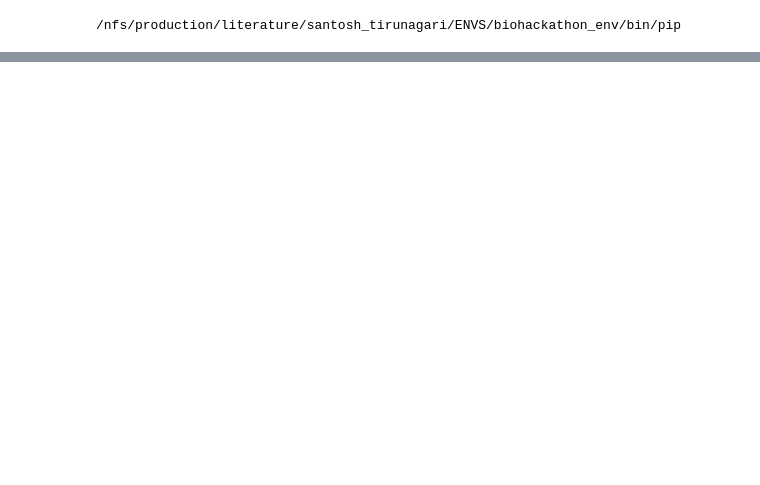
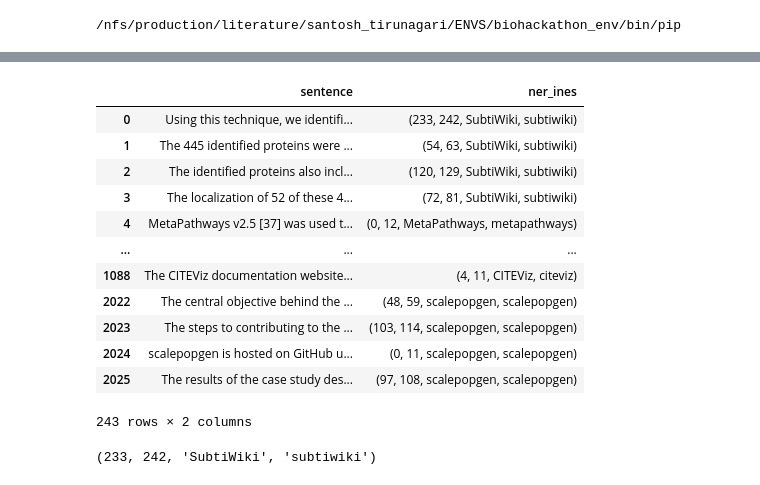
Before and after one commit to bio-tools/biohackathon2024, a Jupyter notebook: ml_training/01_data_preprocessing.ipynb, the cells around one changed output, grey strips where cells are left out. Drawn from its saved outputs; the diff is of its cells as text; code cells hidden in the pictures; blank space fills up the shorter version.

```diff
--- a/ml_training/01_data_preprocessing.ipynb
+++ b/ml_training/01_data_preprocessing.ipynb
@@ -40,0 +87,29 @@ true_checked_df
+# %%
+true_checked_df = true_checked_df[['Sentence','NER_Tags']]
+
+transformed_df = true_checked_df.rename(columns={
+    'Sentence': 'sentence',
+    'NER_Tags': 'ner_ines'
+})
+
+transformed_df['ner_ines'] = transformed_df['ner_ines'].apply(lambda x: ast.literal_eval(x) if isinstance(x, str) else x)
+
+transformed_df
+# %% [output]
+|  | sentence | ner_ines |
+| 0 | Using this technique, we identifi... | (233, 242, SubtiWiki, subtiwiki) |
+| 1 | The 445 identified proteins were ... | (54, 63, SubtiWiki, subtiwiki) |
+| 2 | The identified proteins also incl... | (120, 129, SubtiWiki, subtiwiki) |
+| 3 | The localization of 52 of these 4... | (72, 81, SubtiWiki, subtiwiki) |
+| 4 | MetaPathways v2.5 [37] was used t... | (0, 12, MetaPathways, metapathways) |
+| ... | ... | ... |
+| 1088 | The CITEViz documentation website... | (4, 11, CITEViz, citeviz) |
+| 2022 | The central objective behind the ... | (48, 59, scalepopgen, scalepopgen) |
+| 2023 | The steps to contributing to the ... | (103, 114, scalepopgen, scalepopgen) |
+| 2024 | scalepopgen is hosted on GitHub u... | (0, 11, scalepopgen, scalepopgen) |
+| 2025 | The results of the case study des... | (97, 108, scalepopgen, scalepopgen) |
+243 rows × 2 columns
+# %%
+transformed_df['ner_ines'].iloc[0]
+# %% [output]
+(233, 242, 'SubtiWiki', 'subtiwiki')
```
Also changed, not shown: parts of 10 cells of this notebook, 3 other files.
